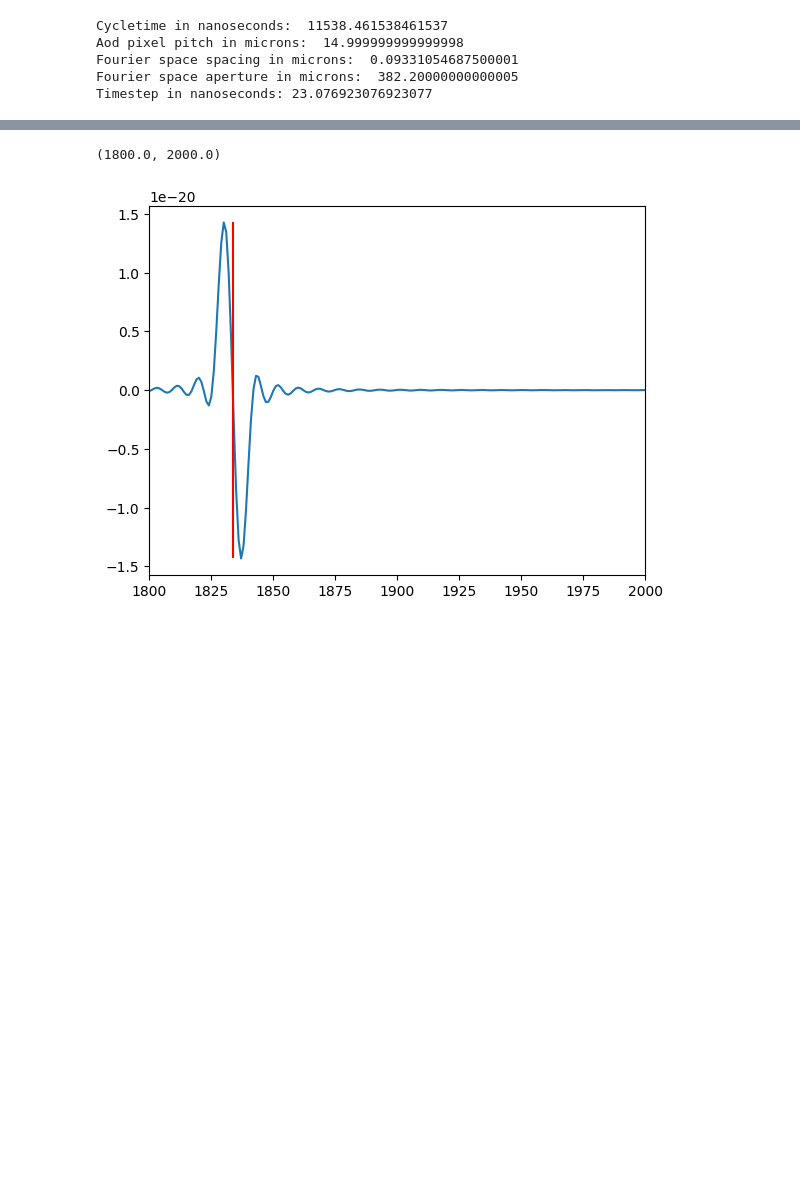
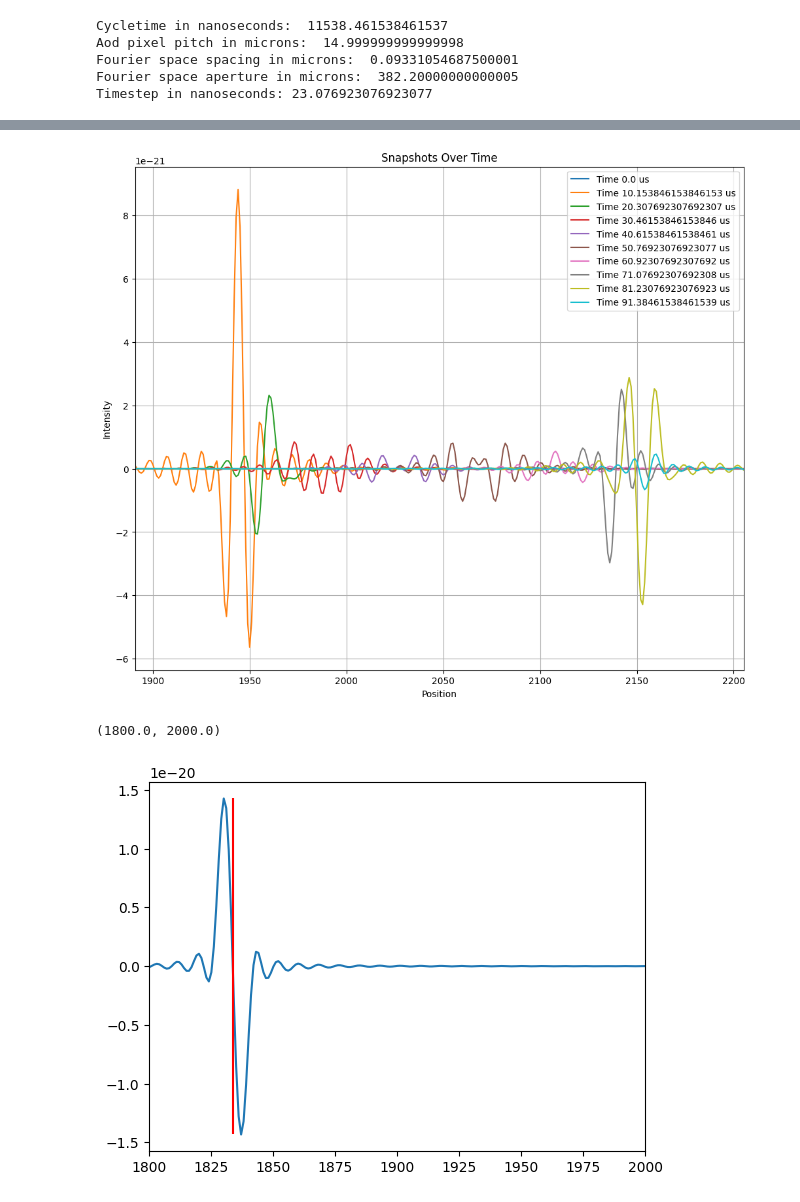
Before and after one commit to nsong03/Ultracold-Research, a Jupyter notebook: TweezerOptimization/AWGwaveformoptimization.ipynb, the cells around one changed output, grey strips where cells are left out. Saved outputs shown, nothing was run; the diff lists cells and outputs as text; code cells hidden in the pictures; blank space fills up the shorter version.

```diff
--- a/TweezerOptimization/AWGwaveformoptimization.ipynb
+++ b/TweezerOptimization/AWGwaveformoptimization.ipynb
@@ -337 +328,5 @@ def opt_forces_Legendre(fittedwaveform, desiredpositions, desiredacceleration, f
+# %%
+plot_snapshots(optimized_forces - init_forces, 10, globalvariables, (12,10), filterOn=True)
+# %% [output]
+[figure, added]
 # %%
```
Also changed, not shown: parts of 15 cells of this notebook, 2 other files.
